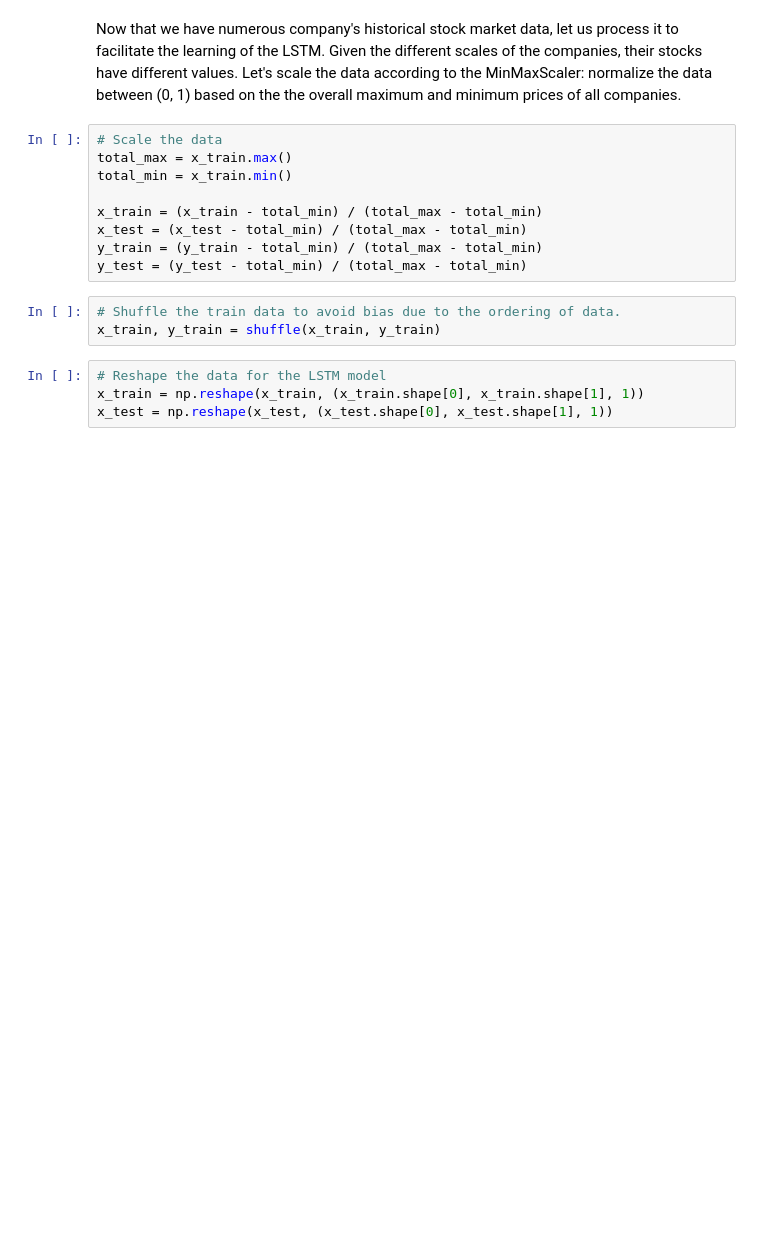
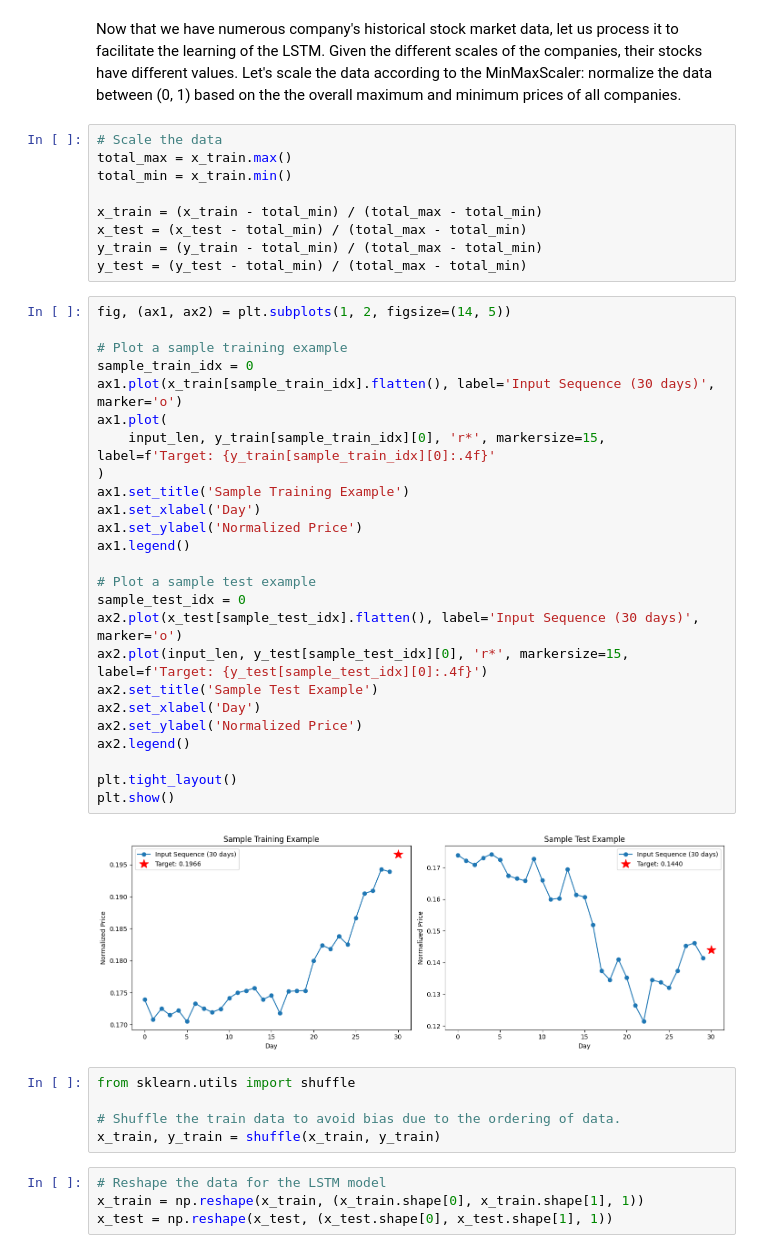
Before and after one commit to Fournierp/alfred, a Jupyter notebook: models/LSTM Vanilla.ipynb, the cells around one changed output. Saved outputs shown, nothing was run; the diff lists cells and outputs as text; blank space fills up the shorter version.

```diff
--- a/models/LSTM Vanilla.ipynb
+++ b/models/LSTM Vanilla.ipynb
@@ -155,7 +143,36 @@ x_train = (x_train - total_min) / (total_max - total_min)
 x_test = (x_test - total_min) / (total_max - total_min)
 y_train = (y_train - total_min) / (total_max - total_min)
 y_test = (y_test - total_min) / (total_max - total_min)
+# %%
+fig, (ax1, ax2) = plt.subplots(1, 2, figsize=(14, 5))
+
+# Plot a sample training example
+sample_train_idx = 0
+ax1.plot(x_train[sample_train_idx].flatten(), label='Input Sequence (30 days)', marker='o')
+ax1.plot(
+    input_len, y_train[sample_train_idx][0], 'r*', markersize=15, label=f'Target: {y_train[sample_train_idx][0]:.4f}'
+)
+ax1.set_title('Sample Training Example')
+ax1.set_xlabel('Day')
+ax1.set_ylabel('Normalized Price')
+ax1.legend()
+
+# Plot a sample test example
+sample_test_idx = 0
+ax2.plot(x_test[sample_test_idx].flatten(), label='Input Sequence (30 days)', marker='o')
+ax2.plot(input_len, y_test[sample_test_idx][0], 'r*', markersize=15, label=f'Target: {y_test[sample_test_idx][0]:.4f}')
+ax2.set_title('Sample Test Example')
+ax2.set_xlabel('Day')
+ax2.set_ylabel('Normalized Price')
+ax2.legend()
+
+plt.tight_layout()
+plt.show()
+# %% [output]
+[figure, added]
 # %%
+from sklearn.utils import shuffle
+
 # Shuffle the train data to avoid bias due to the ordering of data.
 x_train, y_train = shuffle(x_train, y_train)
 # %%
```
Also changed, not shown: parts of 30 cells of this notebook, 3 other files.
